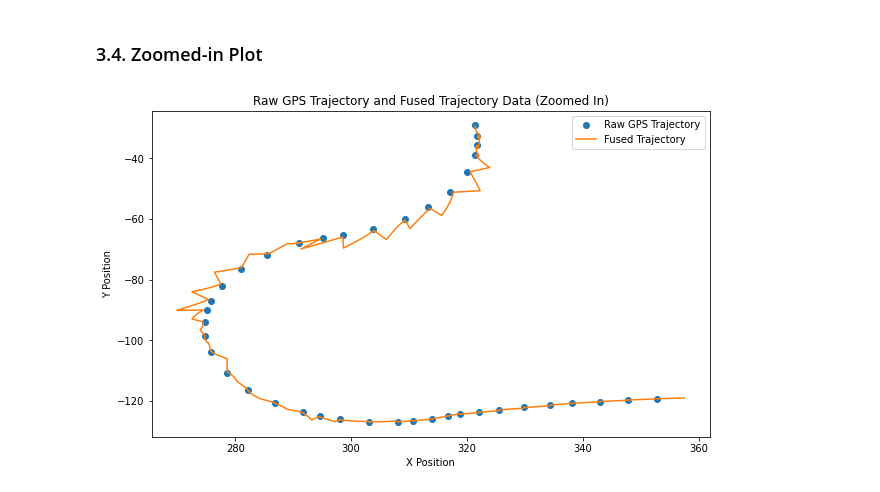
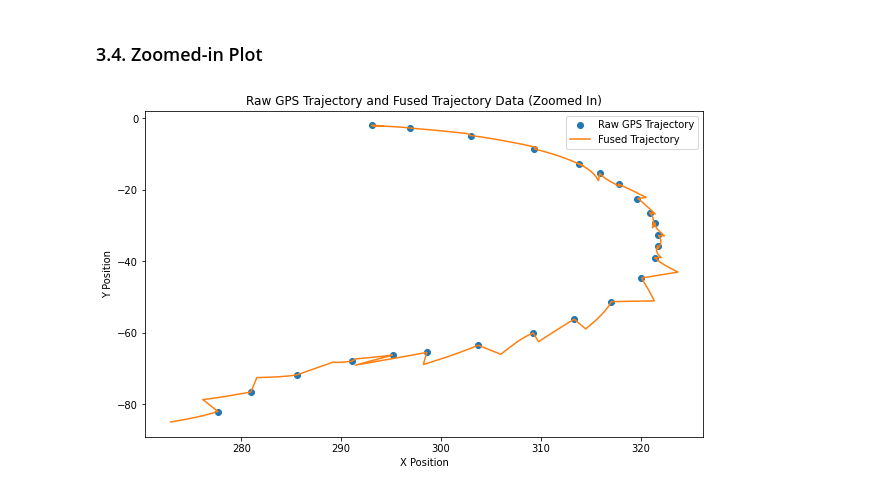
Before and after one commit to ayenewdemeke/sensor-fusion, a Jupyter notebook: sensor-fusion-package-test-with-slow-gps-update.ipynb, the cells around one changed output. Drawn from its saved outputs; the diff is of its cells as text; code cells hidden in the pictures.

```diff
--- a/sensor-fusion-package-test-with-slow-gps-update.ipynb
+++ b/sensor-fusion-package-test-with-slow-gps-update.ipynb
@@ -256,7 +251,7 @@ plt.show()
 # Initialize the Kalman filter for the x and y directions
 initial_state = [data['GPS_X'].dropna().iloc[0], data['GPS_Y'].dropna().iloc[0], 0, 0, 0]  # initial positions, velocities, and orientation
 initial_covariance = np.eye(5)
-process_noise = np.eye(5) * 0.01
+process_noise = np.eye(5) * 0.1
 measurement_noise = np.eye(2) * 0.1
 
 kf = km.LinearKFGPSAccelerometerGyro2D(initial_state, initial_covariance, process_noise, measurement_noise)
@@ -325,21 +320,21 @@ plt.show()
 ### 3.4. Zoomed-in Plot
 # %%
 # Define the range you want to zoom in on (adjust indices based on your data)
-start_time = 10
-end_time = 50
+start_time = 0
+end_time = 25
 
 # Convert times to the index range for the zoomed-in plot
 start_index = data[data['Time'] >= start_time].index[0]
 end_index = data[data['Time'] <= end_time].index[-1]
 
 # Plot the fused data with zoom for the trajectory
 plt.figure(figsize=(10, 6))
 plt.scatter(data['GPS_X'][start_index:end_index], data['GPS_Y'][start_index:end_index], label='Raw GPS Trajectory')
 plt.plot(fused_positions[start_index:end_index, 0], fused_positions[start_index:end_index, 1], label='Fused Trajectory', linestyle='-', color='#ff7f0e')
 plt.xlabel('X Position')
 plt.ylabel('Y Position')
 plt.title('Raw GPS Trajectory and Fused Trajectory Data (Zoomed In)')
 plt.legend()
 plt.show()
 # %% [output]
-[figure, old version]
+[figure, new version]
```
Also changed, not shown: parts of 4 cells of this notebook, 2 other files.
